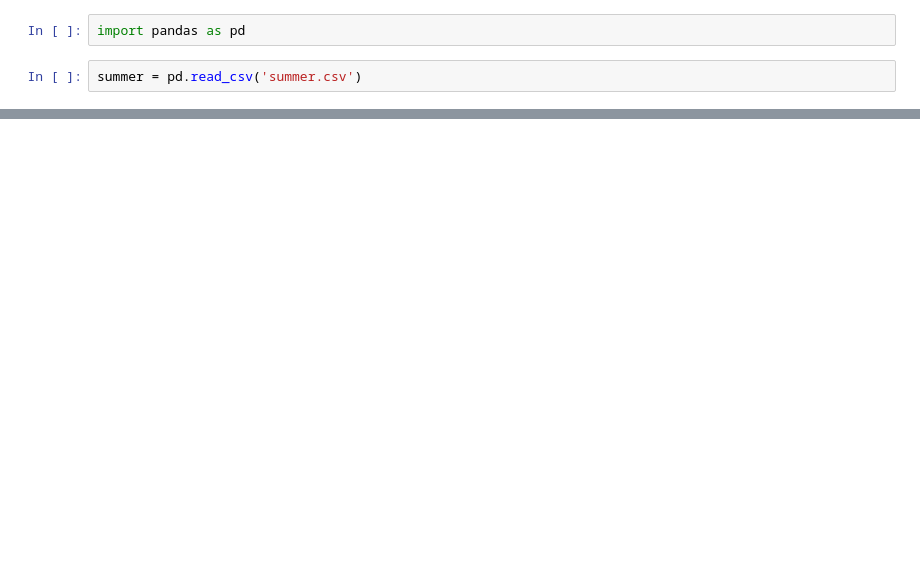
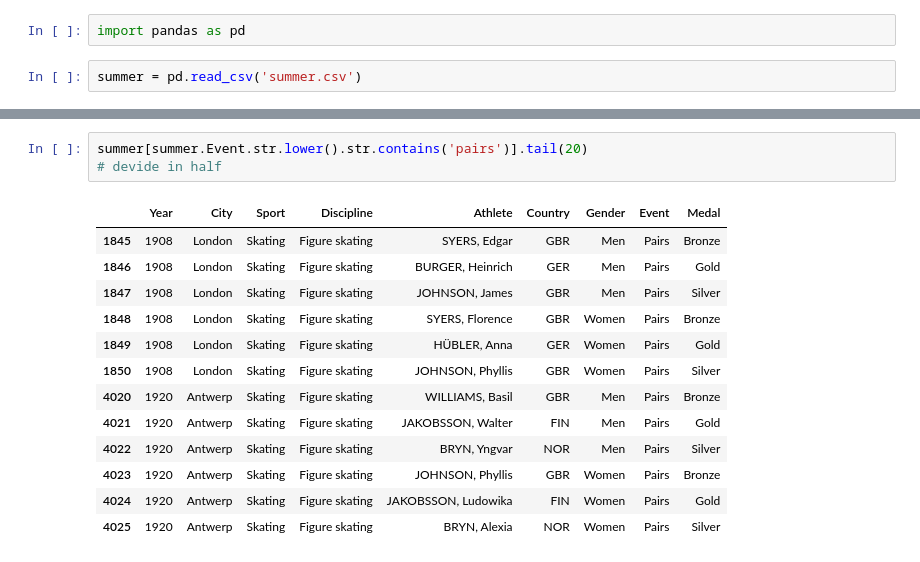
Before and after one commit to hamednasr/Olympic-medals-data-anlysis, a Jupyter notebook: Olympic Medals Data Analysis 2.ipynb, the cells around one changed output, grey strips where cells are left out. Saved outputs shown, nothing was run; the diff lists cells and outputs as text; blank space fills up the shorter version.

```diff
--- a/Olympic Medals Data Analysis 2.ipynb
+++ b/Olympic Medals Data Analysis 2.ipynb
@@ -13,0 +43,17 @@ summer.head()
+# %%
+summer[summer.Event.str.lower().str.contains('pairs')].tail(20)
+# devide in half
+# %% [output]
+|  | Year | City | Sport | Discipline | Athlete | Country | Gender | Event | Medal |
+| 1845 | 1908 | London | Skating | Figure skating | SYERS, Edgar | GBR | Men | Pairs | Bronze |
+| 1846 | 1908 | London | Skating | Figure skating | BURGER, Heinrich | GER | Men | Pairs | Gold |
+| 1847 | 1908 | London | Skating | Figure skating | JOHNSON, James | GBR | Men | Pairs | Silver |
+| 1848 | 1908 | London | Skating | Figure skating | SYERS, Florence | GBR | Women | Pairs | Bronze |
+| 1849 | 1908 | London | Skating | Figure skating | HÜBLER, Anna | GER | Women | Pairs | Gold |
+| 1850 | 1908 | London | Skating | Figure skating | JOHNSON, Phyllis | GBR | Women | Pairs | Silver |
+| 4020 | 1920 | Antwerp | Skating | Figure skating | WILLIAMS, Basil | GBR | Men | Pairs | Bronze |
+| 4021 | 1920 | Antwerp | Skating | Figure skating | JAKOBSSON, Walter | FIN | Men | Pairs | Gold |
+| 4022 | 1920 | Antwerp | Skating | Figure skating | BRYN, Yngvar | NOR | Men | Pairs | Silver |
+| 4023 | 1920 | Antwerp | Skating | Figure skating | JOHNSON, Phyllis | GBR | Women | Pairs | Bronze |
+| 4024 | 1920 | Antwerp | Skating | Figure skating | JAKOBSSON, Ludowika | FIN | Women | Pairs | Gold |
+| 4025 | 1920 | Antwerp | Skating | Figure skating | BRYN, Alexia | NOR | Women | Pairs | Silver |
```
Also changed, not shown: parts of 11 cells of this notebook.
